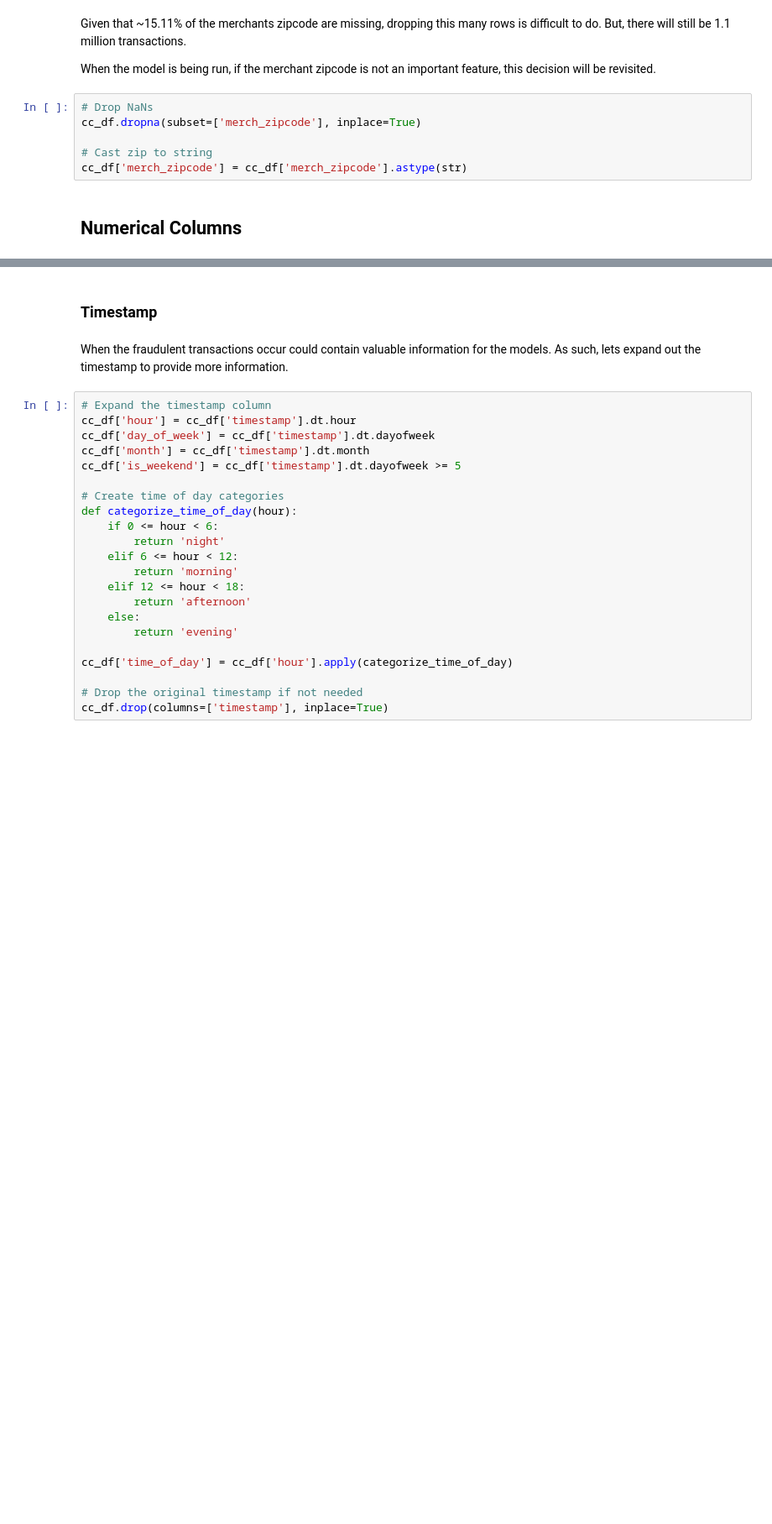
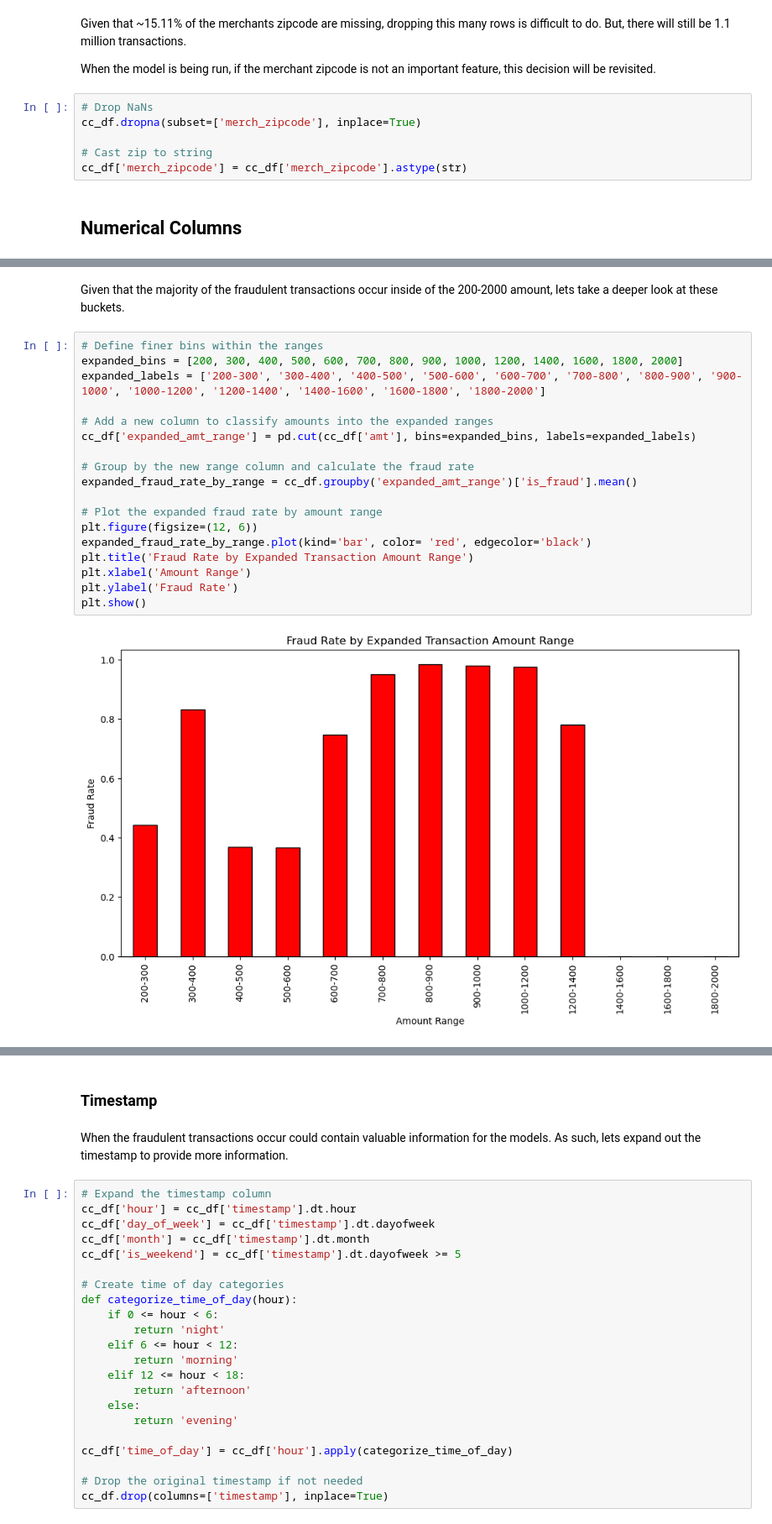
Before and after one commit to evan-rosenbaum1/credit_card_transactions_fraud_detection_and_analysis, a Jupyter notebook: credit_card_transactions_fraud_detection_and_analysis.ipynb, the cells around one changed output, grey strips where cells are left out. Shown: that part at 84% size. Cells and saved outputs as stored; diff of their text form; blank space fills up the shorter version.

```diff
--- a/credit_card_transactions_fraud_detection_and_analysis.ipynb
+++ b/credit_card_transactions_fraud_detection_and_analysis.ipynb
@@ -148,0 +208,22 @@ cc_df.describe()
+# %% [markdown]
+Given that the majority of the fraudulent transactions occur inside of the 200-2000 amount, lets take a deeper look at these buckets.
+# %%
+# Define finer bins within the ranges
+expanded_bins = [200, 300, 400, 500, 600, 700, 800, 900, 1000, 1200, 1400, 1600, 1800, 2000]
+expanded_labels = ['200-300', '300-400', '400-500', '500-600', '600-700', '700-800', '800-900', '900-1000', '1000-1200', '1200-1400', '1400-1600', '1600-1800', '1800-2000']
+
+# Add a new column to classify amounts into the expanded ranges
+cc_df['expanded_amt_range'] = pd.cut(cc_df['amt'], bins=expanded_bins, labels=expanded_labels)
+
+# Group by the new range column and calculate the fraud rate
+expanded_fraud_rate_by_range = cc_df.groupby('expanded_amt_range')['is_fraud'].mean()
+
+# Plot the expanded fraud rate by amount range
+plt.figure(figsize=(12, 6))
+expanded_fraud_rate_by_range.plot(kind='bar', color= 'red', edgecolor='black')
+plt.title('Fraud Rate by Expanded Transaction Amount Range')
+plt.xlabel('Amount Range')
+plt.ylabel('Fraud Rate')
+plt.show()
+# %% [output]
+[figure, added]
```
Also changed, not shown: parts of 53 cells of this notebook, 1 other file.
